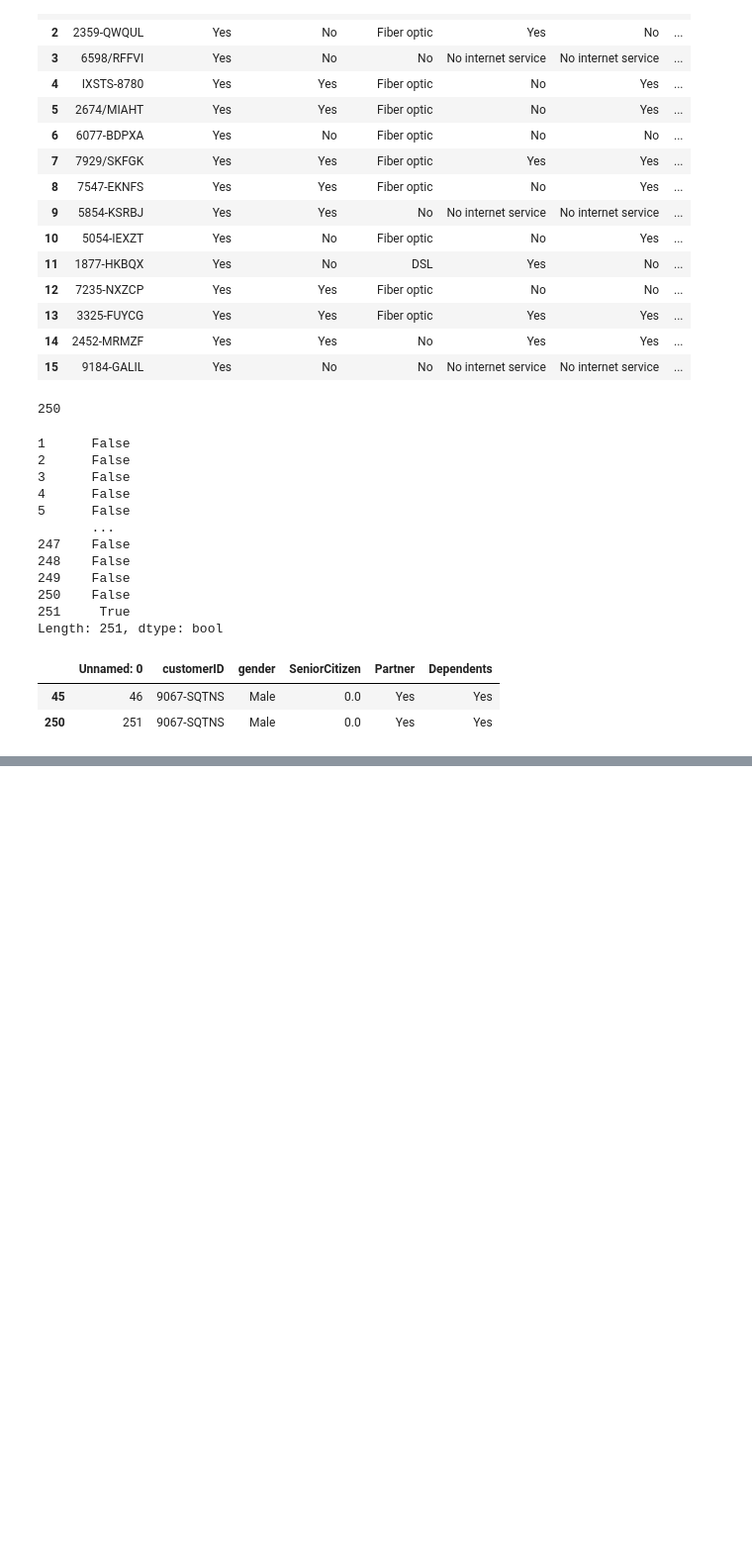
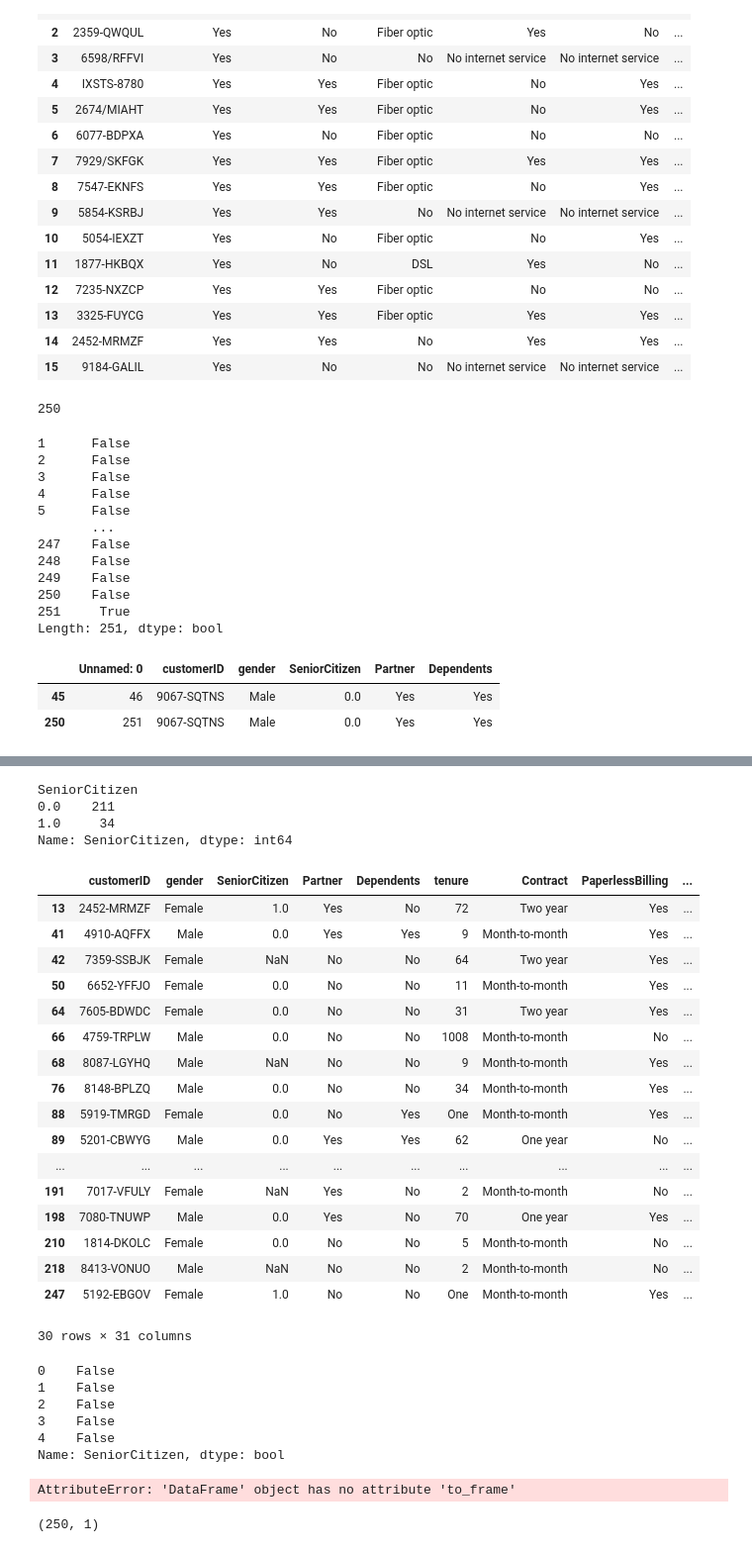
Before and after one commit to Soumyadeepbasak037/Data_Science, a Jupyter notebook: week4.ipynb, the cells around one changed output, grey strips where cells are left out. Shown at 99% size. Drawn from its saved outputs; the diff is of its cells as text; code cells hidden in the pictures; blank space fills up the shorter version.

```diff
--- a/week4.ipynb
+++ b/week4.ipynb
@@ -152,0 +438,2 @@ demodetail[demodetail.duplicated(subset=["customerID"],keep=False)]
+# %%
+churn1["gender"] = churn1['gender'].astype('category')
@@ -152,0 +506,28 @@ demodetail[demodetail.duplicated(subset=["customerID"],keep=False)]
+# %%
+churn1.groupby("SeniorCitizen")["SeniorCitizen"].count()
+# %% [output]
+SeniorCitizen
+0.0    211
+1.0     34
+Name: SeniorCitizen, dtype: int64
+# %%
+churn1[churn1.isna().any(axis=1)]
+# %% [output]
+|  | customerID | gender | SeniorCitizen | Partner | Dependents | tenure | Contract | PaperlessBilling | ... |
+| 13 | 2452-MRMZF | Female | 1.0 | Yes | No | 72 | Two year | Yes | ... |
+| 41 | 4910-AQFFX | Male | 0.0 | Yes | Yes | 9 | Month-to-month | Yes | ... |
+| 42 | 7359-SSBJK | Female | NaN | No | No | 64 | Two year | Yes | ... |
+| 50 | 6652-YFFJO | Female | 0.0 | No | No | 11 | Month-to-month | Yes | ... |
+| 64 | 7605-BDWDC | Female | 0.0 | No | No | 31 | Two year | Yes | ... |
+| 66 | 4759-TRPLW | Male | 0.0 | No | No | 1008 | Month-to-month | No | ... |
+| 68 | 8087-LGYHQ | Male | NaN | No | No | 9 | Month-to-month | Yes | ... |
+| 76 | 8148-BPLZQ | Male | 0.0 | No | No | 34 | Month-to-month | Yes | ... |
+| 88 | 5919-TMRGD | Female | 0.0 | No | Yes | One | Month-to-month | Yes | ... |
+| 89 | 5201-CBWYG | Male | 0.0 | Yes | Yes | 62 | One year | No | ... |
+| ... | ... | ... | ... | ... | ... | ... | ... | ... | ... |
+| 191 | 7017-VFULY | Female | NaN | Yes | No | 2 | Month-to-month | No | ... |
+| 198 | 7080-TNUWP | Male | 0.0 | Yes | No | 70 | One year | Yes | ... |
+| 210 | 1814-DKOLC | Female | 0.0 | No | No | 5 | Month-to-month | No | ... |
+| 218 | 8413-VONUO | Male | NaN | No | No | 2 | Month-to-month | No | ... |
+| 247 | 5192-EBGOV | Female | 1.0 | No | No | One | Month-to-month | Yes | ... |
+30 rows × 31 columns
@@ -152,0 +536,17 @@ demodetail[demodetail.duplicated(subset=["customerID"],keep=False)]
+# %%
+tmp.head()
+# %% [output]
+0    False
+1    False
+2    False
+3    False
+4    False
+Name: SeniorCitizen, dtype: bool
+# %%
+tmp = tmp.to_frame()
+# %% [output]
+AttributeError: 'DataFrame' object has no attribute 'to_frame'
+# %%
+tmp.shape
+# %% [output]
+(250, 1)
```
Also changed, not shown: parts of 41 cells of this notebook.
